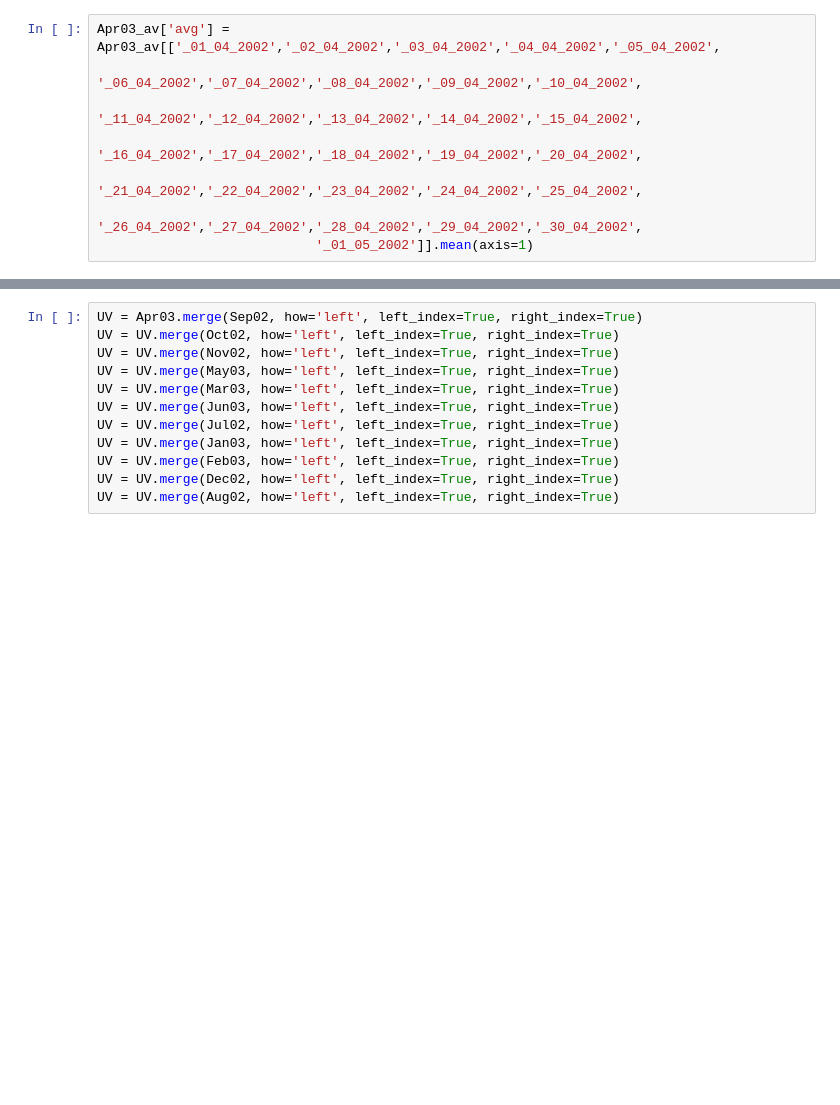
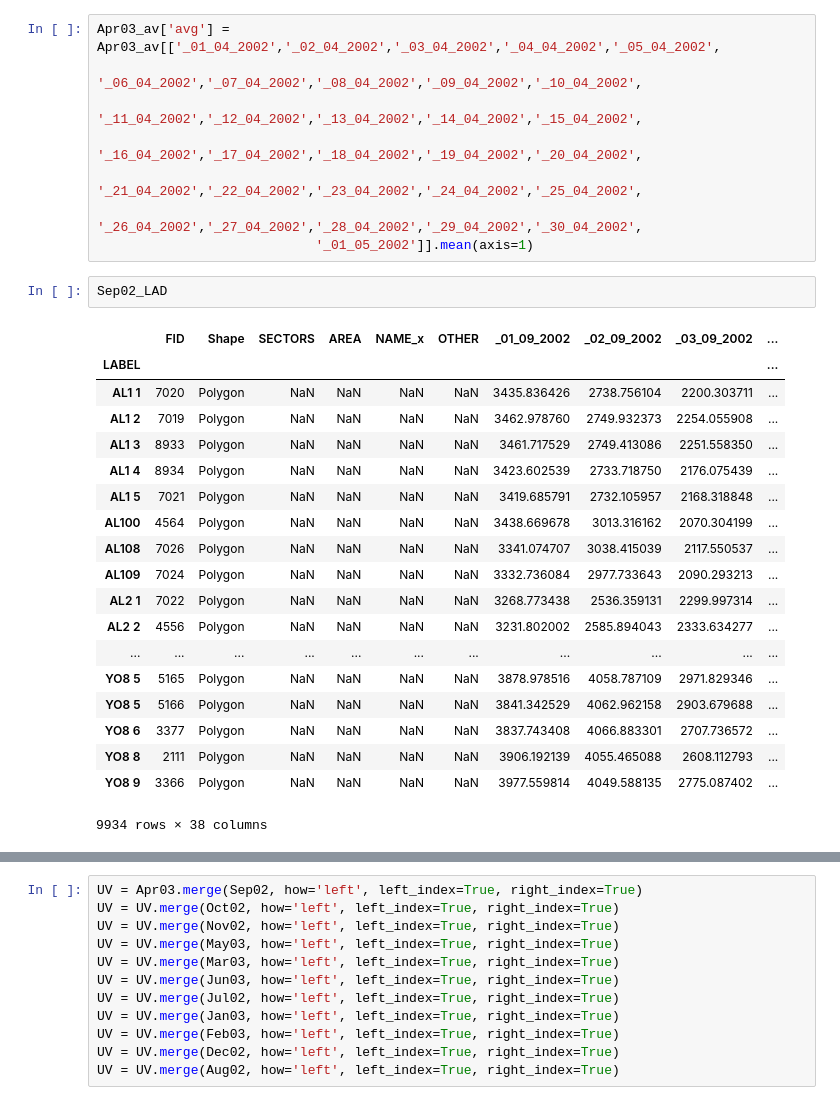
Before and after one commit to annalisasheehan/ICL_Diabetes, a Jupyter notebook: UV_postcode_district.ipynb, the cells around one changed output, grey strips where cells are left out. Saved outputs shown, nothing was run; the diff lists cells and outputs as text; blank space fills up the shorter version.

```diff
--- a/UV_postcode_district.ipynb
+++ b/UV_postcode_district.ipynb
@@ -149,3 +149,25 @@ Apr03_av['avg'] = Apr03_av[['_01_04_2002','_02_04_2002','_03_04_2002','_04_04_20
                             '_21_04_2002','_22_04_2002','_23_04_2002','_24_04_2002','_25_04_2002',
                             '_26_04_2002','_27_04_2002','_28_04_2002','_29_04_2002','_30_04_2002',
                             '_01_05_2002']].mean(axis=1)
+# %%
+Sep02_LAD
+# %% [output]
+|  | FID | Shape | SECTORS | AREA | NAME_x | OTHER | _01_09_2002 | _02_09_2002 | _03_09_2002 | ... |
+| LABEL |  |  |  |  |  |  |  |  |  | ... |
+| AL1 1 | 7020 | Polygon | NaN | NaN | NaN | NaN | 3435.836426 | 2738.756104 | 2200.303711 | ... |
+| AL1 2 | 7019 | Polygon | NaN | NaN | NaN | NaN | 3462.978760 | 2749.932373 | 2254.055908 | ... |
+| AL1 3 | 8933 | Polygon | NaN | NaN | NaN | NaN | 3461.717529 | 2749.413086 | 2251.558350 | ... |
+| AL1 4 | 8934 | Polygon | NaN | NaN | NaN | NaN | 3423.602539 | 2733.718750 | 2176.075439 | ... |
+| AL1 5 | 7021 | Polygon | NaN | NaN | NaN | NaN | 3419.685791 | 2732.105957 | 2168.318848 | ... |
+| AL100 | 4564 | Polygon | NaN | NaN | NaN | NaN | 3438.669678 | 3013.316162 | 2070.304199 | ... |
+| AL108 | 7026 | Polygon | NaN | NaN | NaN | NaN | 3341.074707 | 3038.415039 | 2117.550537 | ... |
+| AL109 | 7024 | Polygon | NaN | NaN | NaN | NaN | 3332.736084 | 2977.733643 | 2090.293213 | ... |
+| AL2 1 | 7022 | Polygon | NaN | NaN | NaN | NaN | 3268.773438 | 2536.359131 | 2299.997314 | ... |
+| AL2 2 | 4556 | Polygon | NaN | NaN | NaN | NaN | 3231.802002 | 2585.894043 | 2333.634277 | ... |
+| ... | ... | ... | ... | ... | ... | ... | ... | ... | ... | ... |
+| YO8 5 | 5165 | Polygon | NaN | NaN | NaN | NaN | 3878.978516 | 4058.787109 | 2971.829346 | ... |
+| YO8 5 | 5166 | Polygon | NaN | NaN | NaN | NaN | 3841.342529 | 4062.962158 | 2903.679688 | ... |
+| YO8 6 | 3377 | Polygon | NaN | NaN | NaN | NaN | 3837.743408 | 4066.883301 | 2707.736572 | ... |
+| YO8 8 | 2111 | Polygon | NaN | NaN | NaN | NaN | 3906.192139 | 4055.465088 | 2608.112793 | ... |
+| YO8 9 | 3366 | Polygon | NaN | NaN | NaN | NaN | 3977.559814 | 4049.588135 | 2775.087402 | ... |
+9934 rows × 38 columns
```
Also changed, not shown: parts of 9 cells of this notebook.
